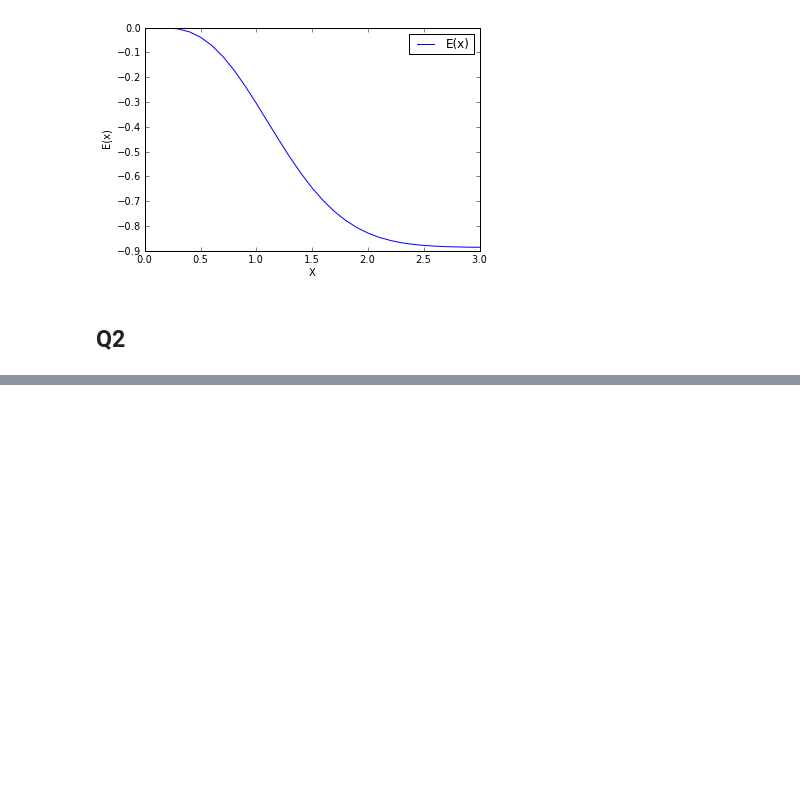
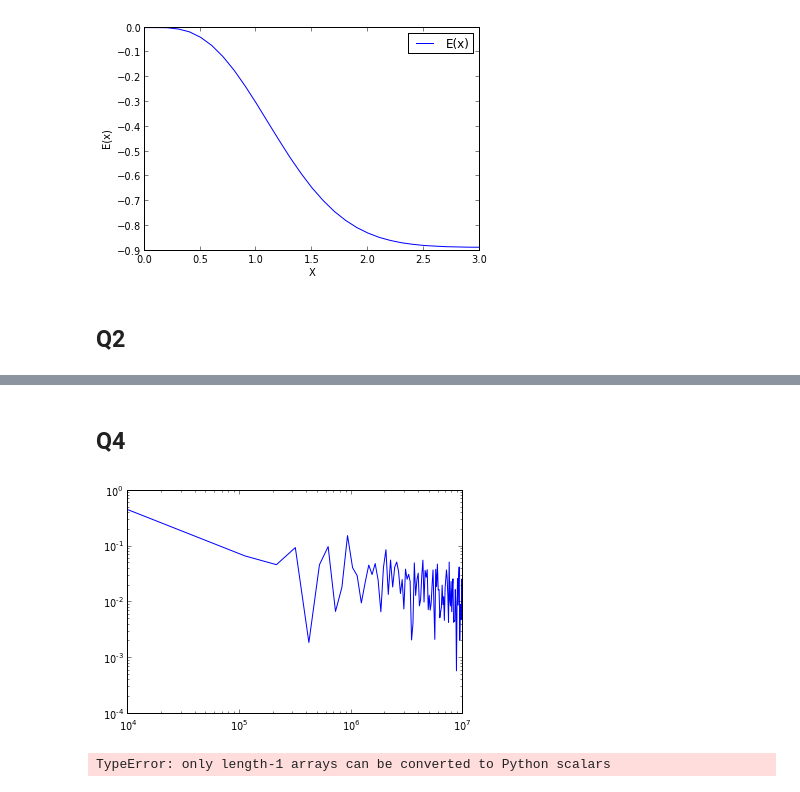
Before and after one commit to jeziegle/PHYS202-S13, a Jupyter notebook: Week5/NumericalIntegExercise4.ipynb, the cells around one changed output, grey strips where cells are left out. Drawn from its saved outputs; the diff is of its cells as text; code cells hidden in the pictures; blank space fills up the shorter version.

```diff
--- a/Week5/NumericalIntegExercise4.ipynb
+++ b/Week5/NumericalIntegExercise4.ipynb
@@ -21,0 +115,39 @@ Q2
+# %% [markdown]
+Q4
+-
+# %%
+xmin = 0.
+xmax = 1.
+f = lambda x: 4*(1-x**2)**.5
+
+N = linspace(10**4,10**7,100)
+
+subx = x[logical_and((x > xmin),(x < xmax))]
+ymax = max(f(subx))
+ymin = 0.
+I = zeros(shape(N),float)
+for i in range(len(N)):
+    samples_x = xmin + (xmax-xmin)*random_sample(N[i])
+    samples_y = ymin + (ymax-ymin)*random_sample(N[i])
+    newmask = (samples_y < f(samples_x))
+    I[i] = (xmax-xmin)*(ymax-ymin)*sum(newmask)/newmask.size
+
+a, err = integ.quad(f,0,1)
+ans = zeros(shape(N),float)+a
+loglog(N,  100*abs(ans - I)/ans)
+show()
+# %% [output]
+[figure, added]
+# %%
+Imean = zeros(shape(N),float)
+for j in range(len(N)):
+    interval = float((xmax-xmin)/N[j])
+    ave = 0
+    for i in range(N+1):
+        ave += f(xmin+i*interval)/N
+    Imean[j] = ave * (xmax-xmin)
+
+loglog(N, 100*abs(ans - Imean)/ans)
+show()
+# %% [output]
+TypeError: only length-1 arrays can be converted to Python scalars
```
Also changed, not shown: parts of 8 cells of this notebook.
